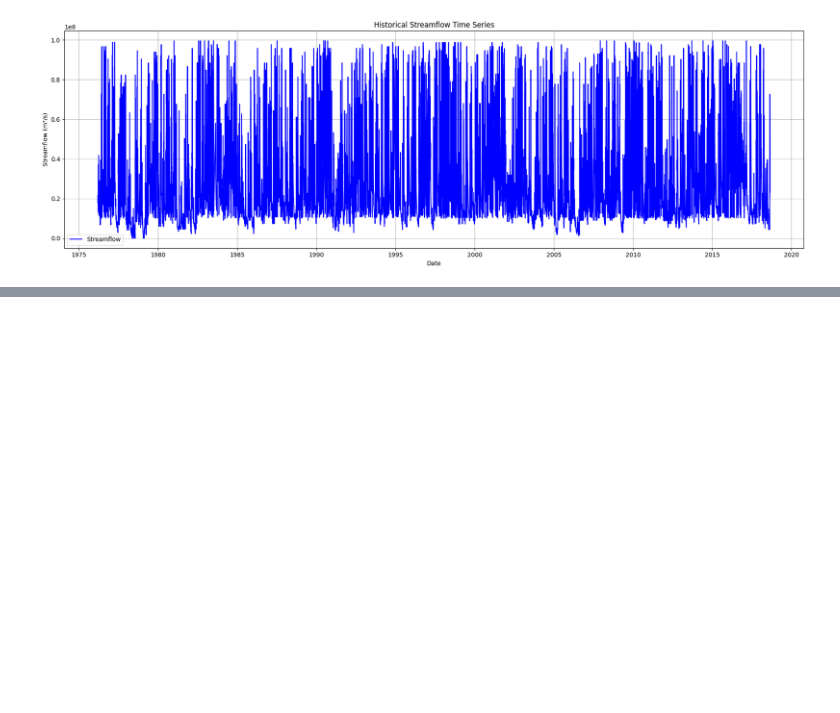
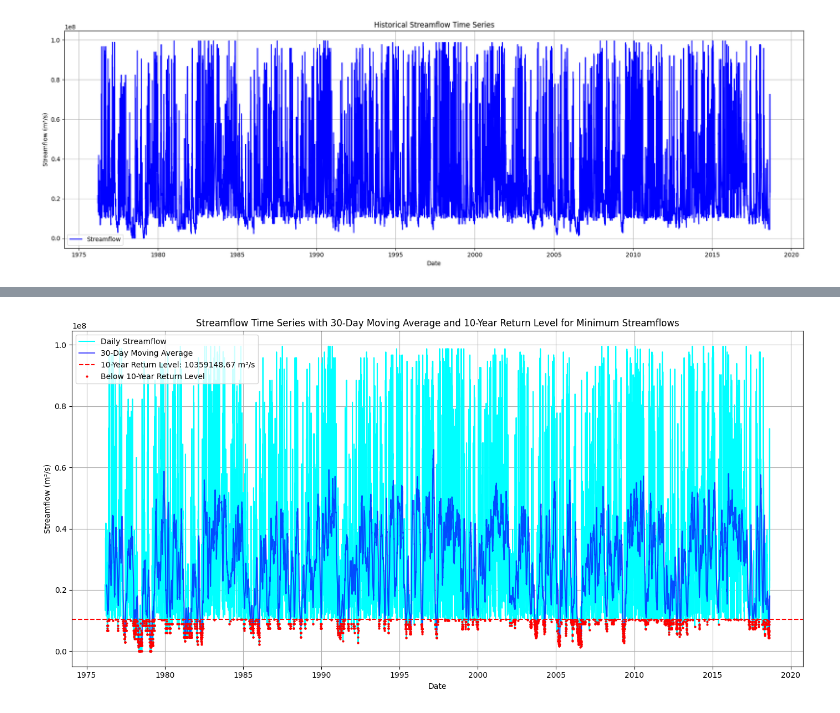
Before and after one commit to douglassilveirac/ENS5165_202402, a Jupyter notebook: pyEnv/Scripts/Série histórica vazões Tangará.ipynb, the cells around one changed output, grey strips where cells are left out. Cells and saved outputs as stored; diff of their text form; code cells hidden in the pictures; blank space fills up the shorter version.

```diff
--- a/pyEnv/Scripts/Série histórica vazões Tangará.ipynb
+++ b/pyEnv/Scripts/Série histórica vazões Tangará.ipynb
@@ -89,0 +171,65 @@ See the caveats in the documentation: https://pandas.pydata.org/pandas-docs/stab
+# %%
+import pandas as pd
+import matplotlib.pyplot as plt
+from scipy.stats import gumbel_r
+
+# Lê o arquivo de origem
+file_path = 'C:/Users/dodo_/Documents/ENS5165_202402/ENS5165_202402/pyEnv/files/72715000_streamflow_m3s - TANGARA.xlsx'
+
+# Carregar os dados do Excel
+df = pd.read_excel(file_path, sheet_name='72715000_streamflow_m3s')
+
+# Converte a coluna 'streamflow' para numérico, tratando 'NaN' como valores ausentes
+df['streamflow'] = pd.to_numeric(df['streamflow'], errors='coerce')
+
+# Remove as linhas com valores NaN em 'streamflow'
+df_cleaned = df.dropna(subset=['streamflow'])
+
+# Cria uma coluna de data combinando 'year', 'month', e 'day'
+df_cleaned['date'] = pd.to_datetime(df_cleaned[['year', 'month', 'day']])
+
+# Calcula uma média móvel de 30 dias
+df_cleaned['streamflow_30d_ma'] = df_cleaned['streamflow'].rolling(window=30).mean()
+
+# Extrair o valor mínimo de streamflow por ano (em vez de máximo)
+df_cleaned['year'] = df_cleaned['date'].dt.year
+annual_min = df_cleaned.groupby('year')['streamflow'].min().dropna()
+
+# Ajustar a distribuição de Gumbel aos dados de mínimos anuais
+params = gumbel_r.fit(annual_min)
+mu, beta = params
+
+# Definir o tempo de retorno desejado
+return_period = 10  # Tempo de retorno de 10 anos
+prob_exceedance = 1 / return_period
+
+# Calcular o valor de streamflow para o tempo de retorno
+streamflow_return_level = gumbel_r.ppf(1 - prob_exceedance, loc=mu, scale=beta)
+
+# Identificar os pontos que são inferiores ao nível de retorno (para vazões mínimas)
+below_return_level = df_cleaned['streamflow'] < streamflow_return_level
+
+# Plota a série histórica com a média móvel e a linha de tempo de retorno
+plt.figure(figsize=(14, 7))
+
+# Série original
+plt.plot(df_cleaned['date'], df_cleaned['streamflow'], label='Daily Streamflow', color='cyan')
+
+# Série com média móvel de 30 dias
+plt.plot(df_cleaned['date'], df_cleaned['streamflow_30d_ma'], label='30-Day Moving Average', color='blue', alpha=0.7)
+
+# Linha do tempo de retorno de 10 anos para os mínimos
+plt.axhline(y=streamflow_return_level, color='red', linestyle='--', label=f'10-Year Return Level: {streamflow_return_level:.2f} m³/s')
+
+# Marcação dos pontos que ficam abaixo do nível de retorno (mínimos)
+plt.plot(df_cleaned['date'][below_return_level], df_cleaned['streamflow'][below_return_level], 'ro', markersize=2, label='Below 10-Year Return Level')
+
+# Configuração do gráfico
+plt.title('Streamflow Time Series with 30-Day Moving Average and 10-Year Return Level for Minimum Streamflows')
+plt.xlabel('Date')
+plt.ylabel('Streamflow (m³/s)')
+plt.legend()
+plt.grid(True)
+plt.tight_layout()
+plt.show()
+# %% [output]
@@ -89,0 +251 @@ See the caveats in the documentation: https://pandas.pydata.org/pandas-docs/stab
+[figure, added]
```
Also changed, not shown: parts of 3 cells of this notebook.
